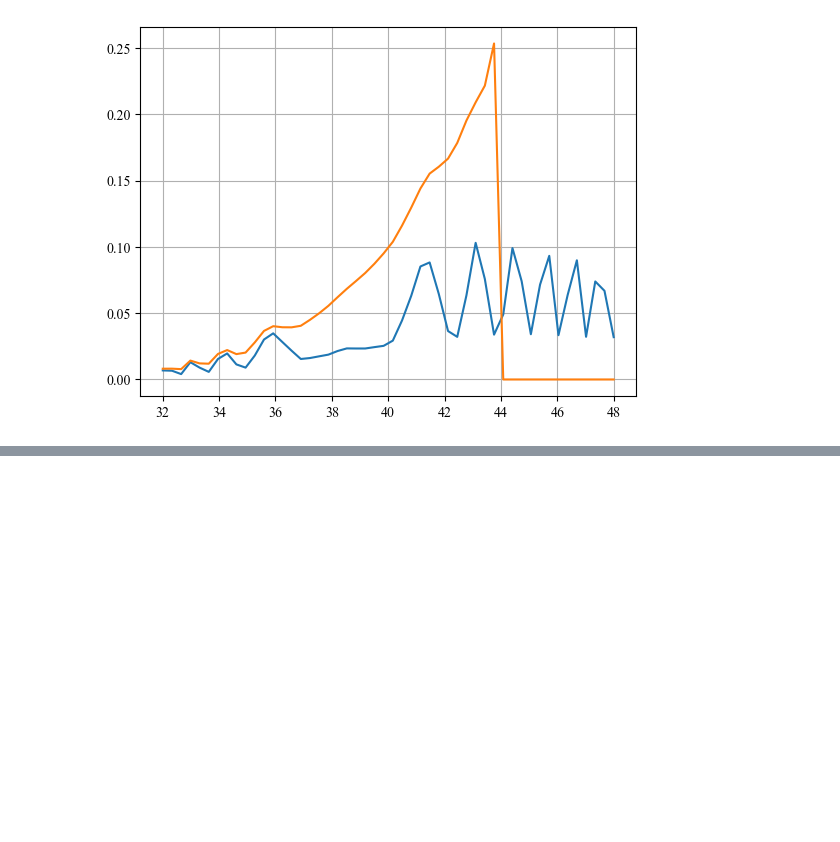
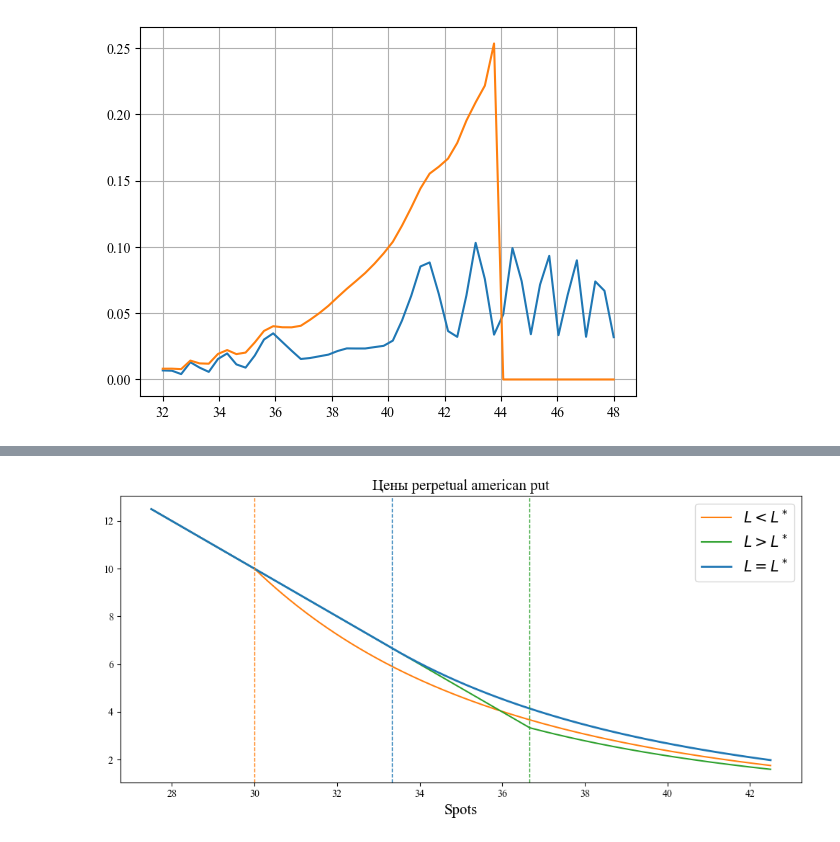
Before and after one commit to dolmatovas/hse_lectures, a Jupyter notebook: notebooks/Lecture 6.ipynb, the cells around one changed output, grey strips where cells are left out. Saved outputs shown, nothing was run; the diff lists cells and outputs as text; code cells hidden in the pictures; blank space fills up the shorter version.

```diff
--- a/notebooks/Lecture 6.ipynb
+++ b/notebooks/Lecture 6.ipynb
@@ -93,0 +136,16 @@ plt.show()
+# %%
+fig = plt.figure(figsize=(10, 5))
+plt.title("Цены perpetual american put", fontsize=15)
+plt.plot(s, get_value(s, Llow), label=r'$L < L^*$', color='C1')
+plt.plot(s, get_value(s, Lhigh), label=r'$L > L^*$', color='C2')
+plt.plot(s, get_value(s, Lstar), label=r'$L=L^*$', lw=2, color='C0')
+plt.axvline(Lstar, linestyle='--', color='C0', lw=1)
+plt.axvline(Llow, linestyle='--', color='C1', lw=1)
+plt.axvline(Lhigh, linestyle='--', color='C2', lw=1)
+plt.legend(fontsize=15)
+plt.xlabel("Spots", fontsize=15)
+fig.tight_layout()
+plt.show()
+fig.savefig('../6_figs/american_perpetual.jpg')
+# %% [output]
+[figure, added]
```
Also changed, not shown: parts of 2 cells of this notebook, 8 other files.
